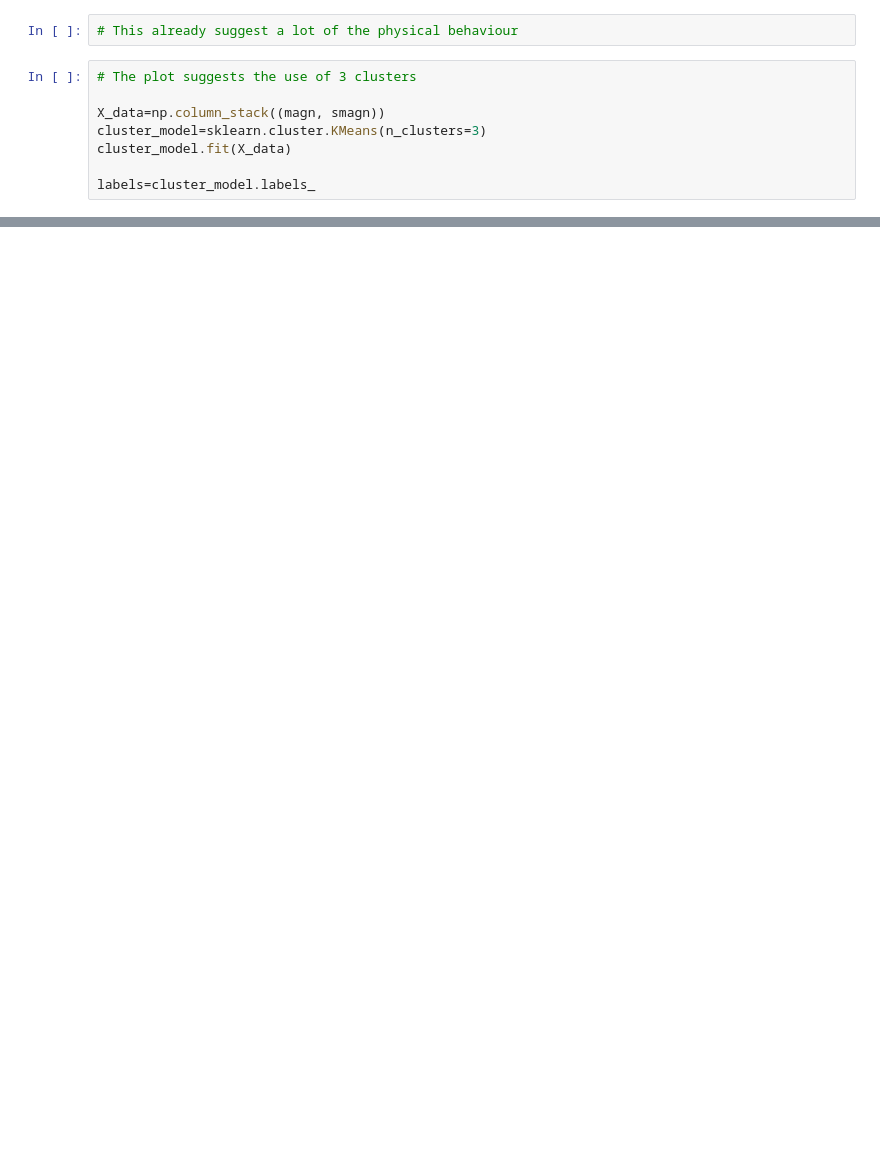
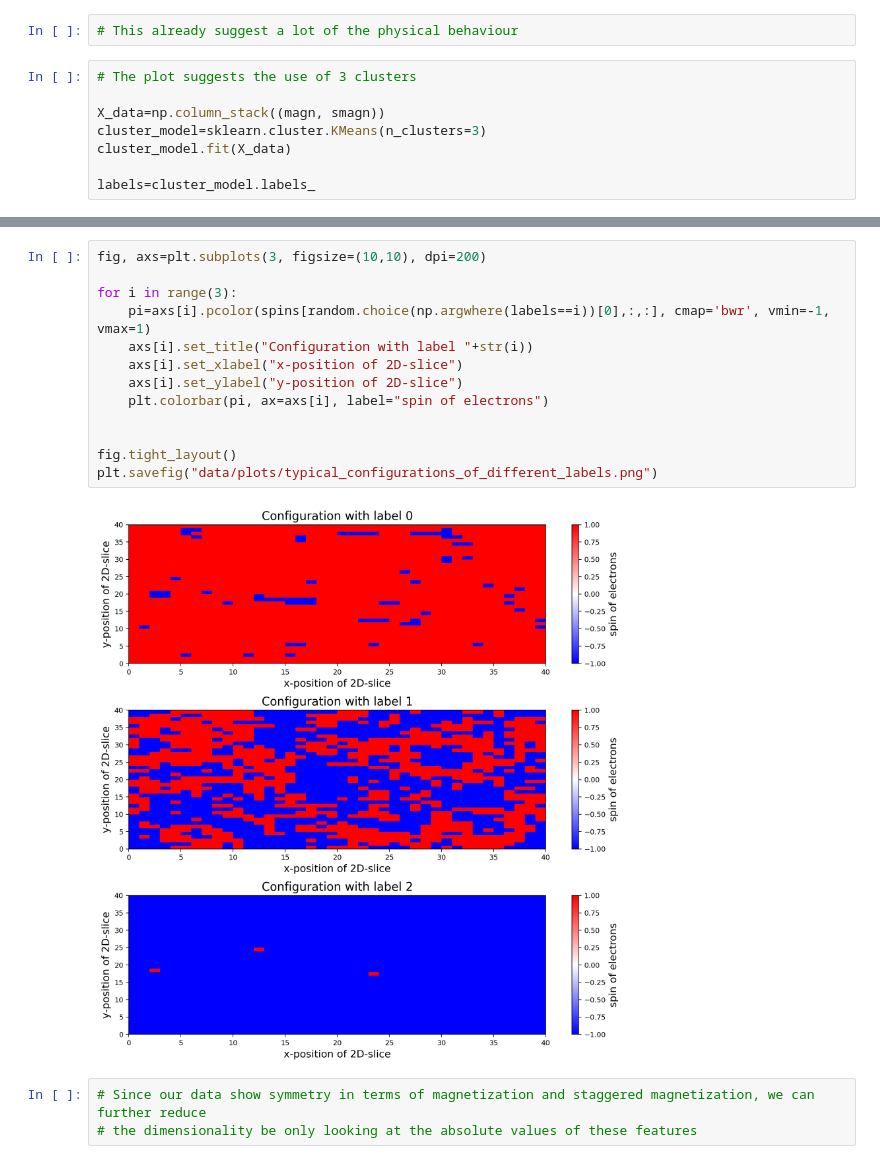
Before and after one commit to Marcus1506/magnetic_phase-ISING_model, a Jupyter notebook: data_analysis.ipynb, the cells around one changed output, grey strips where cells are left out. Drawn from its saved outputs; the diff is of its cells as text; blank space fills up the shorter version.

Commit message:
concluded anlyzing with determination of different phases

```diff
--- a/data_analysis.ipynb
+++ b/data_analysis.ipynb
@@ -71,0 +86,18 @@ plt.savefig("data/plots/scatterplot_over_labels.png")
+# %%
+fig, axs=plt.subplots(3, figsize=(10,10), dpi=200)
+
+for i in range(3):
+    pi=axs[i].pcolor(spins[random.choice(np.argwhere(labels==i))[0],:,:], cmap='bwr', vmin=-1, vmax=1)
+    axs[i].set_title("Configuration with label "+str(i))
+    axs[i].set_xlabel("x-position of 2D-slice")
+    axs[i].set_ylabel("y-position of 2D-slice")
+    plt.colorbar(pi, ax=axs[i], label="spin of electrons")
+
+
+fig.tight_layout()
+plt.savefig("data/plots/typical_configurations_of_different_labels.png")
+# %% [output]
+[figure, added]
+# %%
+# Since our data show symmetry in terms of magnetization and staggered magnetization, we can further reduce
+# the dimensionality be only looking at the absolute values of these features
```
Also changed, not shown: parts of 10 cells of this notebook, 6 other files.
